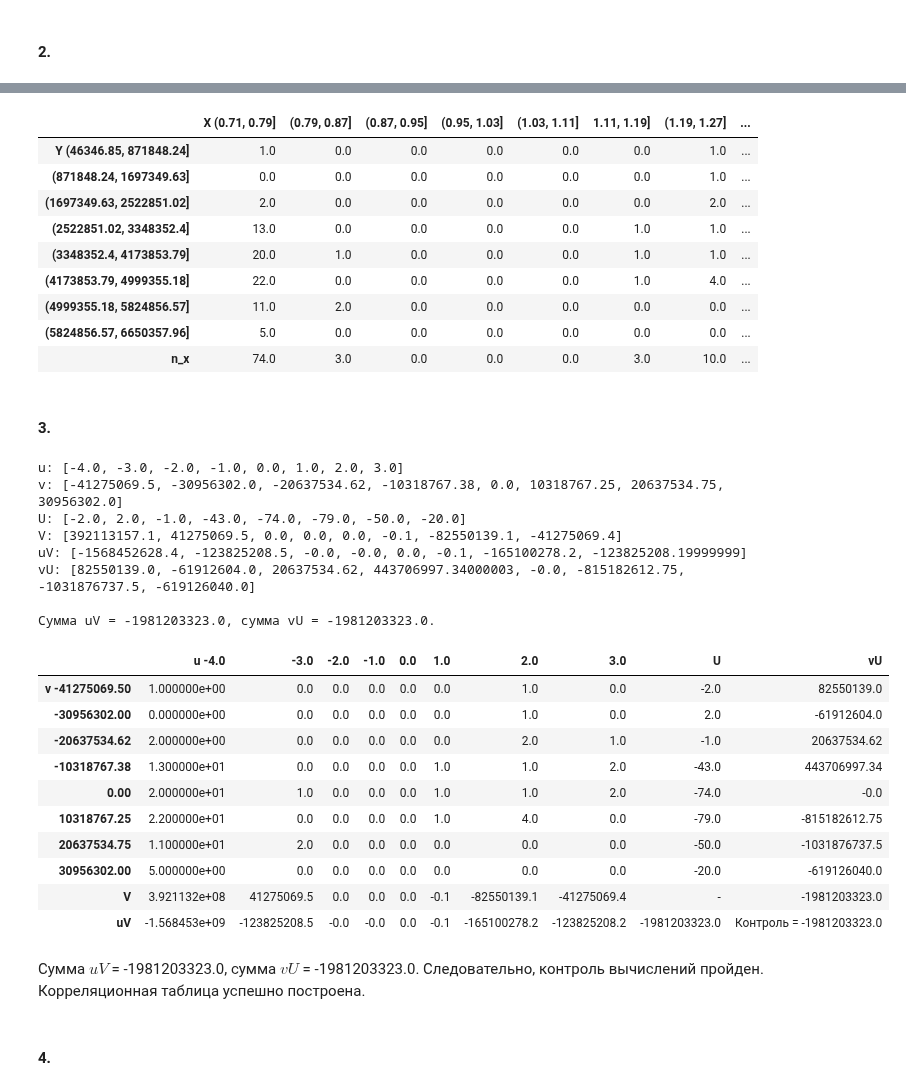
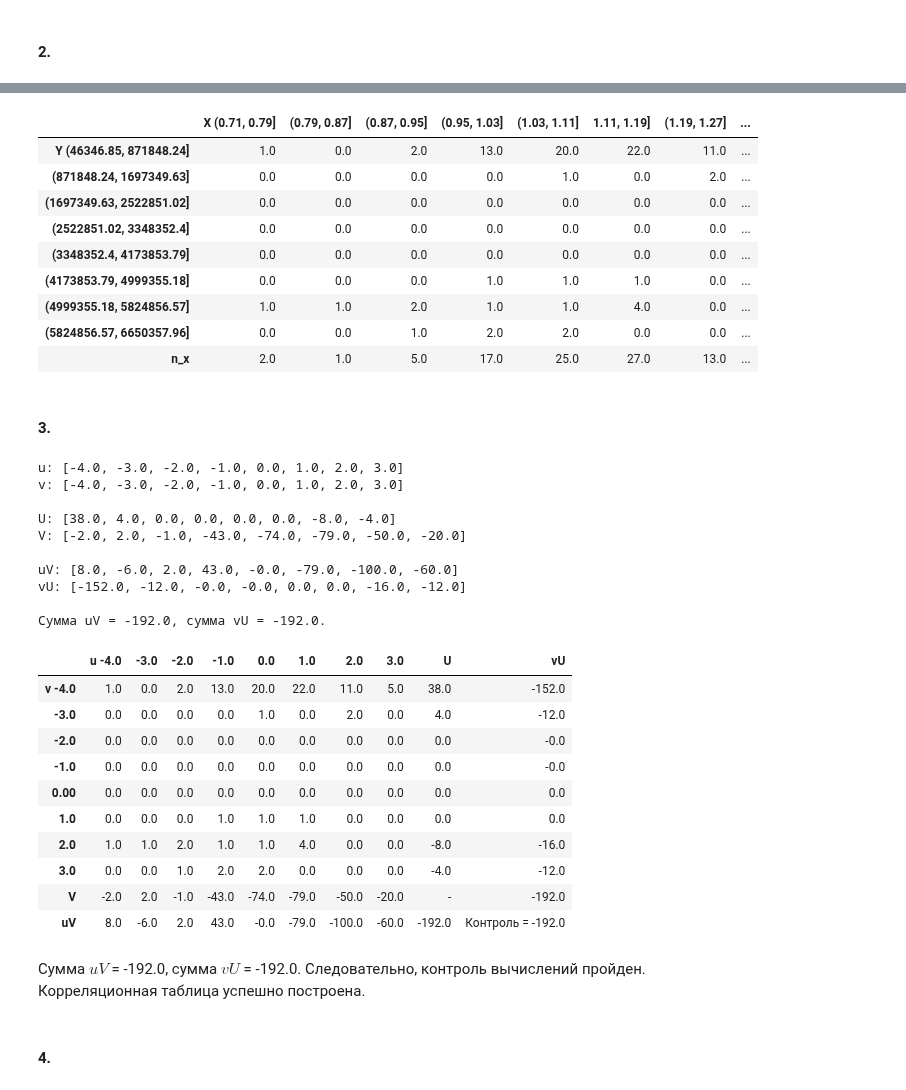
Before and after one commit to the-mvi/stat_an-2022, a Jupyter notebook: 0373_Morozova_ES/task2.ipynb, the cells around one changed output, grey strips where cells are left out. Cells and saved outputs as stored; diff of their text form; code cells hidden in the pictures.

```diff
--- a/0373_Morozova_ES/task2.ipynb
+++ b/0373_Morozova_ES/task2.ipynb
@@ -352,7 +352,7 @@ for i in range(len(sample)):
         if (intervals_x[k][0] < x <= intervals_x[k][1]) or (k == 0 and x == intervals_x[0][0]):
             for l in range(len(intervals_y)):
                 if (intervals_y[l][0] < y <= intervals_y[l][1]) or (l == 0 and y == intervals_y[0][0]):
-                    intervals_n_xy[k][l] += 1
+                    intervals_n_xy[l][k] += 1
 
 
 print(intervals_n_xy)
@@ -361,8 +361,11 @@ n_x = [0, 0, 0, 0, 0, 0, 0, 0]
 n_y = [0, 0, 0, 0, 0, 0, 0, 0]
 
 for i in range(len(intervals_n_xy)):
+    for j in range(len(intervals_y)):
+        n_y[i] += intervals_n_xy[i][j]
+
+for i in range(len(intervals_n_xy)):
     for j in range(len(intervals_x)):
-        n_y[i] += intervals_n_xy[i][j]
         n_x[j] += intervals_n_xy[i][j]
 
 print("\nn_x: {}".format(n_x))
@@ -402,29 +405,29 @@ table.index = index
 table
 # %% [output]
 |  | X (0.71, 0.79] | (0.79, 0.87] | (0.87, 0.95] | (0.95, 1.03] | (1.03, 1.11] | 1.11, 1.19] | (1.19, 1.27] | ... |
-| Y (46346.85, 871848.24] | 1.0 | 0.0 | 0.0 | 0.0 | 0.0 | 0.0 | 1.0 | ... |
-| (871848.24, 1697349.63] | 0.0 | 0.0 | 0.0 | 0.0 | 0.0 | 0.0 | 1.0 | ... |
-| (1697349.63, 2522851.02] | 2.0 | 0.0 | 0.0 | 0.0 | 0.0 | 0.0 | 2.0 | ... |
-| (2522851.02, 3348352.4] | 13.0 | 0.0 | 0.0 | 0.0 | 0.0 | 1.0 | 1.0 | ... |
-| (3348352.4, 4173853.79] | 20.0 | 1.0 | 0.0 | 0.0 | 0.0 | 1.0 | 1.0 | ... |
-| (4173853.79, 4999355.18] | 22.0 | 0.0 | 0.0 | 0.0 | 0.0 | 1.0 | 4.0 | ... |
-| (4999355.18, 5824856.57] | 11.0 | 2.0 | 0.0 | 0.0 | 0.0 | 0.0 | 0.0 | ... |
-| (5824856.57, 6650357.96] | 5.0 | 0.0 | 0.0 | 0.0 | 0.0 | 0.0 | 0.0 | ... |
-| n_x | 74.0 | 3.0 | 0.0 | 0.0 | 0.0 | 3.0 | 10.0 | ... |
+| Y (46346.85, 871848.24] | 1.0 | 0.0 | 2.0 | 13.0 | 20.0 | 22.0 | 11.0 | ... |
+| (871848.24, 1697349.63] | 0.0 | 0.0 | 0.0 | 0.0 | 1.0 | 0.0 | 2.0 | ... |
+| (1697349.63, 2522851.02] | 0.0 | 0.0 | 0.0 | 0.0 | 0.0 | 0.0 | 0.0 | ... |
+| (2522851.02, 3348352.4] | 0.0 | 0.0 | 0.0 | 0.0 | 0.0 | 0.0 | 0.0 | ... |
+| (3348352.4, 4173853.79] | 0.0 | 0.0 | 0.0 | 0.0 | 0.0 | 0.0 | 0.0 | ... |
+| (4173853.79, 4999355.18] | 0.0 | 0.0 | 0.0 | 1.0 | 1.0 | 1.0 | 0.0 | ... |
+| (4999355.18, 5824856.57] | 1.0 | 1.0 | 2.0 | 1.0 | 1.0 | 4.0 | 0.0 | ... |
+| (5824856.57, 6650357.96] | 0.0 | 0.0 | 1.0 | 2.0 | 2.0 | 0.0 | 0.0 | ... |
+| n_x | 2.0 | 1.0 | 5.0 | 17.0 | 25.0 | 27.0 | 13.0 | ... |
 # %% [markdown]
 #### 3.
 # %%
-C_x = 1.07
-C_y = 3761103.10
+C_x = x_mean[4]
+C_y = y_mean[4]
 
 u = []
 v = []
 
 for i in range(len(x_mean)):
-    u.append(round((x_mean[i] - C_x) / h_x, 3))
+    u.append(round((x_mean[i] - C_x) / h_x, 1))
 
 for i in range(len(y_mean)):
-    v.append(round((y_mean[i] - C_y) / h_x, 2))
+    v.append(round((y_mean[i] - C_y) / h_y, 1))
 
 print("u: {}".format(u))
 print("v: {}".format(v))
@@ -441,7 +444,7 @@ for i in range(len(u)):
     U.append(round(u_sum, 3))
     V.append(round(v_sum, 1))
 
-print("U: {}".format(U))
+print("\nU: {}".format(U))
 print("V: {}".format(V))
 
 uv = []
@@ -451,7 +454,7 @@ for i in range(len(u)):
     uv.append(u[i] * V[i])
     vu.append(v[i] * U[i])
 
-print("uV: {}".format(uv))
+print("\nuV: {}".format(uv))
 print("vU: {}".format(vu))
 
 sum_uV = 0
@@ -467,53 +470,55 @@ print("\nСумма uV = {}, сумма vU = {}.".format(round(sum_uV, 0), round
 
 table = pd.DataFrame(intervals_n_xy, columns = ['u -4.0', '-3.0', '-2.0', '-1.0', '0.0', '1.0', '2.0', '3.0'])
 
-index = ['v -41275069.50', '-30956302.00', '-20637534.62', '-10318767.38',
-         '0.00', '10318767.25', '20637534.75', '30956302.00', 'V']
+index = ['v -4.0', '-3.0', '-2.0', '-1.0',
+         '0.00', '1.0', '2.0', '3.0', 'V']
 
 table['U'] = U
 
 V_ = V
 V_.append('-')
 table.loc[len(table.index)] = V_
 
 uv_ = uv
 uv_.append(round(sum_uV, 0))
 
 vu_ = vu
 vu_.append(round(sum_vU, 0))
 
 index.append('uV')
 
 table['vU'] = vu
 
 uv_ = uv
 uv_.append('Контроль = {}'.format(round(sum_vU, 0)))
 table.loc[len(table.index)] = uv_
 
 table.index = index
 table
 # %% [output]
 u: [-4.0, -3.0, -2.0, -1.0, 0.0, 1.0, 2.0, 3.0]
-v: [-41275069.5, -30956302.0, -20637534.62, -10318767.38, 0.0, 10318767.25, 20637534.75, 30956302.0]
-U: [-2.0, 2.0, -1.0, -43.0, -74.0, -79.0, -50.0, -20.0]
-V: [392113157.1, 41275069.5, 0.0, 0.0, 0.0, -0.1, -82550139.1, -41275069.4]
-uV: [-1568452628.4, -123825208.5, -0.0, -0.0, 0.0, -0.1, -165100278.2, -123825208.19999999]
-vU: [82550139.0, -61912604.0, 20637534.62, 443706997.34000003, -0.0, -815182612.75, -1031876737.5, -619126040.0]
+v: [-4.0, -3.0, -2.0, -1.0, 0.0, 1.0, 2.0, 3.0]
 
-Сумма uV = -1981203323.0, сумма vU = -1981203323.0.
+U: [38.0, 4.0, 0.0, 0.0, 0.0, 0.0, -8.0, -4.0]
+V: [-2.0, 2.0, -1.0, -43.0, -74.0, -79.0, -50.0, -20.0]
+
+uV: [8.0, -6.0, 2.0, 43.0, -0.0, -79.0, -100.0, -60.0]
+vU: [-152.0, -12.0, -0.0, -0.0, 0.0, 0.0, -16.0, -12.0]
+
+Сумма uV = -192.0, сумма vU = -192.0.
 |  | u -4.0 | -3.0 | -2.0 | -1.0 | 0.0 | 1.0 | 2.0 | 3.0 | U | vU |
-| v -41275069.50 | 1.000000e+00 | 0.0 | 0.0 | 0.0 | 0.0 | 0.0 | 1.0 | 0.0 | -2.0 | 82550139.0 |
-| -30956302.00 | 0.000000e+00 | 0.0 | 0.0 | 0.0 | 0.0 | 0.0 | 1.0 | 0.0 | 2.0 | -61912604.0 |
-| -20637534.62 | 2.000000e+00 | 0.0 | 0.0 | 0.0 | 0.0 | 0.0 | 2.0 | 1.0 | -1.0 | 20637534.62 |
-| -10318767.38 | 1.300000e+01 | 0.0 | 0.0 | 0.0 | 0.0 | 1.0 | 1.0 | 2.0 | -43.0 | 443706997.34 |
-| 0.00 | 2.000000e+01 | 1.0 | 0.0 | 0.0 | 0.0 | 1.0 | 1.0 | 2.0 | -74.0 | -0.0 |
-| 10318767.25 | 2.200000e+01 | 0.0 | 0.0 | 0.0 | 0.0 | 1.0 | 4.0 | 0.0 | -79.0 | -815182612.75 |
-| 20637534.75 | 1.100000e+01 | 2.0 | 0.0 | 0.0 | 0.0 | 0.0 | 0.0 | 0.0 | -50.0 | -1031876737.5 |
-| 30956302.00 | 5.000000e+00 | 0.0 | 0.0 | 0.0 | 0.0 | 0.0 | 0.0 | 0.0 | -20.0 | -619126040.0 |
-| V | 3.921132e+08 | 41275069.5 | 0.0 | 0.0 | 0.0 | -0.1 | -82550139.1 | -41275069.4 | - | -1981203323.0 |
-| uV | -1.568453e+09 | -123825208.5 | -0.0 | -0.0 | 0.0 | -0.1 | -165100278.2 | -123825208.2 | -1981203323.0 | Контроль = -1981203323.0 |
+| v -4.0 | 1.0 | 0.0 | 2.0 | 13.0 | 20.0 | 22.0 | 11.0 | 5.0 | 38.0 | -152.0 |
+| -3.0 | 0.0 | 0.0 | 0.0 | 0.0 | 1.0 | 0.0 | 2.0 | 0.0 | 4.0 | -12.0 |
+| -2.0 | 0.0 | 0.0 | 0.0 | 0.0 | 0.0 | 0.0 | 0.0 | 0.0 | 0.0 | -0.0 |
+| -1.0 | 0.0 | 0.0 | 0.0 | 0.0 | 0.0 | 0.0 | 0.0 | 0.0 | 0.0 | -0.0 |
+| 0.00 | 0.0 | 0.0 | 0.0 | 0.0 | 0.0 | 0.0 | 0.0 | 0.0 | 0.0 | 0.0 |
+| 1.0 | 0.0 | 0.0 | 0.0 | 1.0 | 1.0 | 1.0 | 0.0 | 0.0 | 0.0 | 0.0 |
+| 2.0 | 1.0 | 1.0 | 2.0 | 1.0 | 1.0 | 4.0 | 0.0 | 0.0 | -8.0 | -16.0 |
+| 3.0 | 0.0 | 0.0 | 1.0 | 2.0 | 2.0 | 0.0 | 0.0 | 0.0 | -4.0 | -12.0 |
+| V | -2.0 | 2.0 | -1.0 | -43.0 | -74.0 | -79.0 | -50.0 | -20.0 | - | -192.0 |
+| uV | 8.0 | -6.0 | 2.0 | 43.0 | -0.0 | -79.0 | -100.0 | -60.0 | -192.0 | Контроль = -192.0 |
 # %% [markdown]
-Сумма $uV$ = -1981203323.0, сумма $vU$ = -1981203323.0. Следовательно, контроль вычислений пройден.
+Сумма $uV$ = -192.0, сумма $vU$ = -192.0. Следовательно, контроль вычислений пройден.
 Корреляционная таблица успешно построена.
 # %% [markdown]
 #### 4.
```
Also changed, not shown: parts of 13 cells of this notebook.
